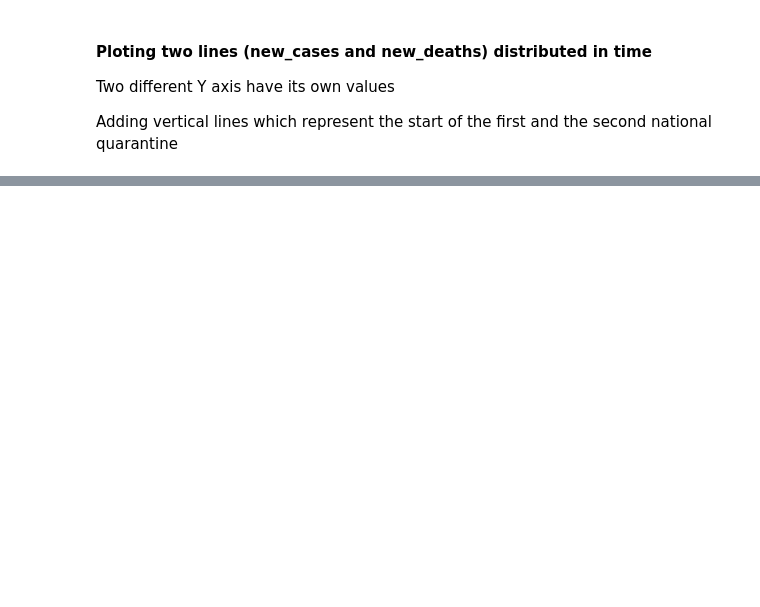
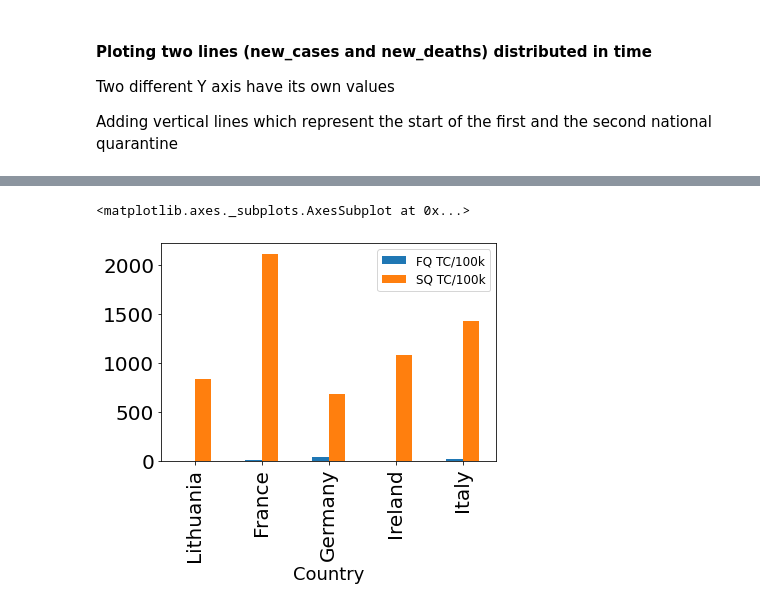
Before and after one commit to ovidijusku/portfolio, a Jupyter notebook: COVID Lithuania/Project COVID.ipynb, the cells around one changed output, grey strips where cells are left out. Drawn from its saved outputs; the diff is of its cells as text; code cells hidden in the pictures; blank space fills up the shorter version.

```diff
--- a/COVID Lithuania/Project COVID.ipynb
+++ b/COVID Lithuania/Project COVID.ipynb
@@ -132,0 +152,2 @@ plt.show()
+# %%
+lockdowns = pd.DataFrame(data=dictionary)
@@ -132,0 +156,6 @@ plt.show()
+# %%
+pop_arr = []
+for i in range(5):
+    pop = global_covid[global_covid.location==lockdowns["Country"][i]]["population"].unique()[0]
+    pop_arr.append(pop)
+lockdowns["Population"] = pop_arr
@@ -132,0 +173,31 @@ plt.show()
+# %%
+fqtc_arr = []
+fqtd_arr = []
+sqtc_arr = []
+sqtd_arr = []
+for i in range(5):
+
+    fqtc = global_covid[(global_covid.location==lockdowns["Country"][i]) &
+                        (global_covid.date==lockdowns["First quarantine start"][i])]["total_cases"].values[0]
+    fqtc = fqtc / ((lockdowns["Population"][i])/100000)
+    fqtc_arr.append(fqtc)
+
+    fqtd = global_covid[(global_covid.location==lockdowns["Country"][i]) &
+                        (global_covid.date==lockdowns["First quarantine start"][i])]["total_deaths"].values[0]
+    fqtd = fqtd / ((lockdowns["Population"][i])/100000)
+    fqtd_arr.append(fqtd)
+
+    sqtc = global_covid[(global_covid.location==lockdowns["Country"][i]) &
+                        (global_covid.date==lockdowns["Second quarantine start"][i])]["total_cases"].values[0]
+    sqtc = sqtc / ((lockdowns["Population"][i])/100000)
+    sqtc_arr.append(sqtc)
+
+    sqtd = global_covid[(global_covid.location==lockdowns["Country"][i]) &
+                        (global_covid.date==lockdowns["Second quarantine start"][i])]["total_deaths"].values[0]
+    sqtd = sqtd / ((lockdowns["Population"][i])/100000)
+    sqtd_arr.append(sqtd)
+
+lockdowns["FQ TC/100k"] = fqtc_arr
+lockdowns["FQ TD/100k"] = fqtd_arr
+lockdowns["SQ TC/100k"] = sqtc_arr
+lockdowns["SQ TD/100k"] = sqtd_arr
@@ -132,0 +213,7 @@ plt.show()
+# %%
+lockdown_relevant = lockdowns[["Country", "FQ TC/100k", "FQ TD/100k", "SQ TC/100k", "SQ TD/100k"]]
+lockdown_relevant = lockdown_relevant.set_index("Country")
+lockdown_relevant[["FQ TC/100k","SQ TC/100k"]].plot(kind= "bar")
+# %% [output]
+<matplotlib.axes._subplots.AxesSubplot at 0x...>
+[figure, added]
```
Also changed, not shown: parts of 14 cells of this notebook.
